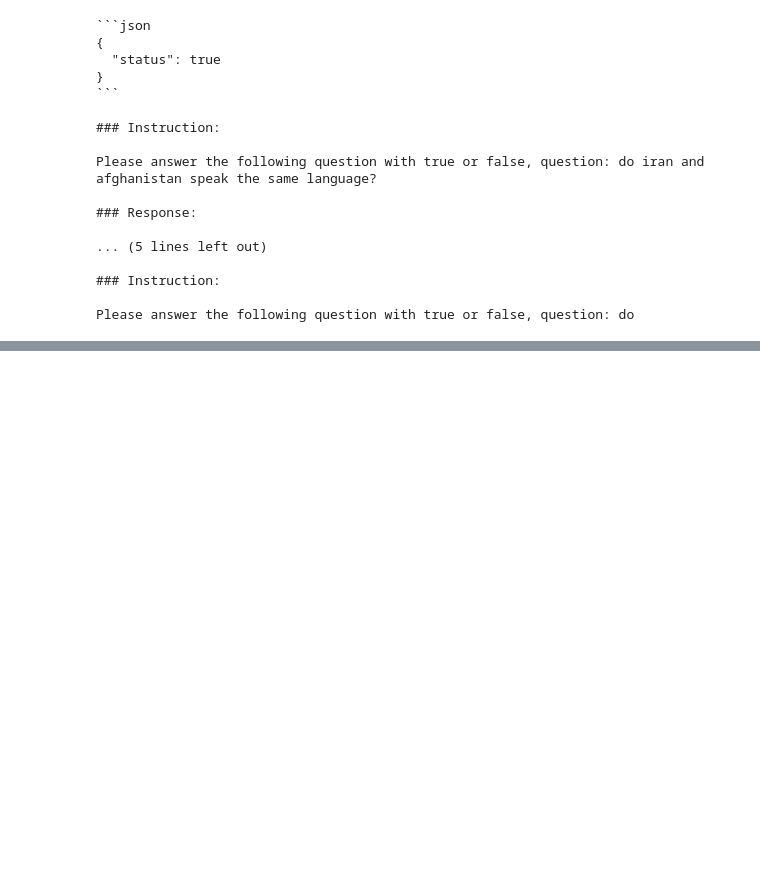
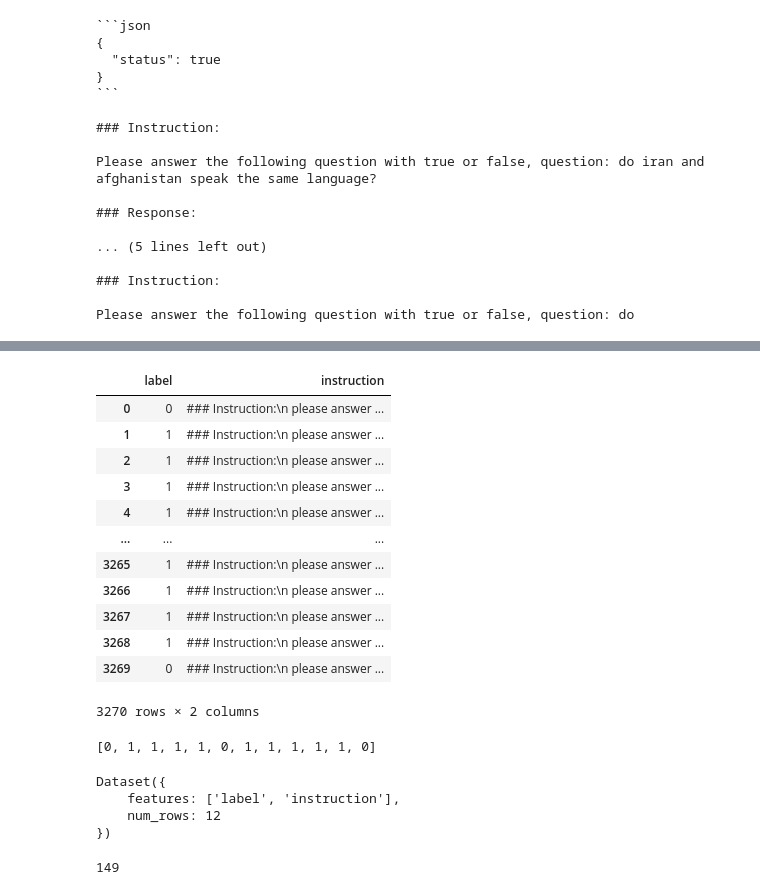
Before and after one commit to RyanChen12035/w266_final_Anatomy-and-Structured-Prunning, a Jupyter notebook: Llama2_peft_QLora_superglue_boolq.ipynb, the cells around one changed output, grey strips where cells are left out. Saved outputs shown, nothing was run; the diff lists cells and outputs as text; code cells hidden in the pictures; blank space fills up the shorter version.

```diff
--- a/Llama2_peft_QLora_superglue_boolq.ipynb
+++ b/Llama2_peft_QLora_superglue_boolq.ipynb
@@ -258,0 +278,39 @@ Please answer the following question with true or false, question: do
+# %%
+def template_generator(example):
+  example['instruction'] = f"### Instruction:\n please answer the following question with true or false, question: {example['question']}?\n\n### Response:\n"
+  return example
+
+dataset_testing = dataset.map(template_generator, remove_columns=['question', 'passage', 'idx'])
+dataset_testing['validation'].to_pandas()
+# %% [output]
+|  | label | instruction |
+| 0 | 0 | ### Instruction:\n please answer ... |
+| 1 | 1 | ### Instruction:\n please answer ... |
+| 2 | 1 | ### Instruction:\n please answer ... |
+| 3 | 1 | ### Instruction:\n please answer ... |
+| 4 | 1 | ### Instruction:\n please answer ... |
+| ... | ... | ... |
+| 3265 | 1 | ### Instruction:\n please answer ... |
+| 3266 | 1 | ### Instruction:\n please answer ... |
+| 3267 | 1 | ### Instruction:\n please answer ... |
+| 3268 | 1 | ### Instruction:\n please answer ... |
+| 3269 | 0 | ### Instruction:\n please answer ... |
+3270 rows × 2 columns
+# %%
+y = dataset_testing['validation']["label"][:12]
+y
+# %% [output]
+[0, 1, 1, 1, 1, 0, 1, 1, 1, 1, 1, 0]
+# %%
+dataset_testing['validation'].select(range(12))
+# %% [output]
+Dataset({
+    features: ['label', 'instruction'],
+    num_rows: 12
+})
+# %%
+prompt = "Please answer the following question with true or false, question: does ethanol take more energy make that produces?"
+instruction = f"### Instruction:\n{prompt}\n\n### Response:\n"
+len(instruction)
+# %% [output]
+149
```
Also changed, not shown: parts of 11 cells of this notebook.
